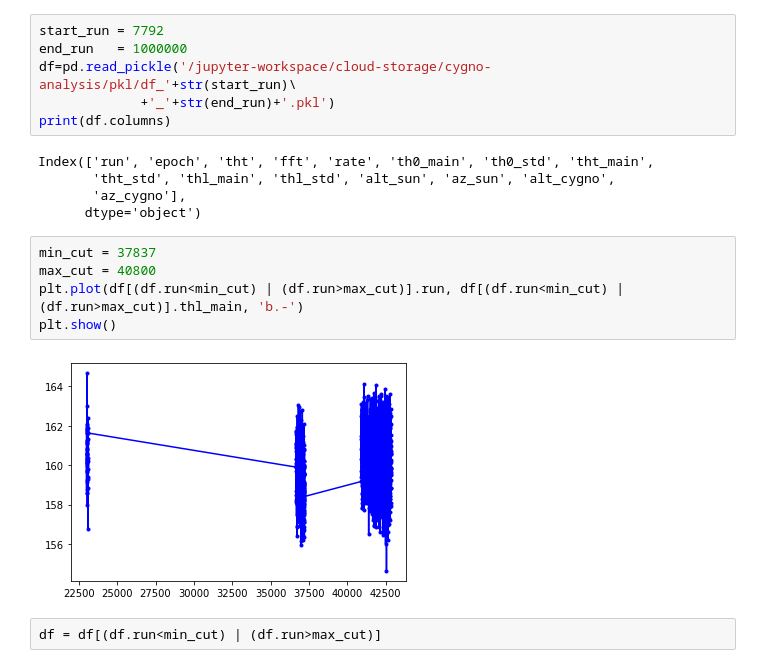
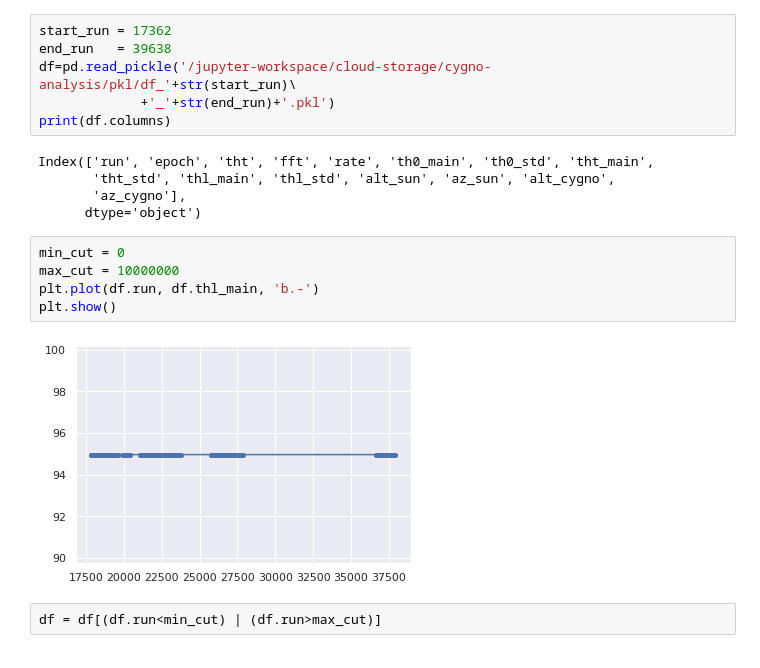
Before and after one commit to gmazzitelli/cygno_cloud, a Jupyter notebook: sunPosition.ipynb, the cells around one changed output. Drawn from its saved outputs; the diff is of its cells as text.

```diff
--- a/sunPosition.ipynb
+++ b/sunPosition.ipynb
@@ -356,6 +343,6 @@ df.to_pickle('/jupyter-workspace/cloud-storage/cygno-analysis/pkl/df_'+str(start
 # %%
-start_run = 7792
-end_run   = 1000000
+start_run = 17362
+end_run   = 39638
 df=pd.read_pickle('/jupyter-workspace/cloud-storage/cygno-analysis/pkl/df_'+str(start_run)\
              +'_'+str(end_run)+'.pkl')
 print(df.columns)
@@ -365,12 +352,12 @@ Index(['run', 'epoch', 'tht', 'fft', 'rate', 'th0_main', 'th0_std', 'tht_main',
        'az_cygno'],
       dtype='object')
 # %%
-min_cut = 37837
-max_cut = 40800
-plt.plot(df[(df.run<min_cut) | (df.run>max_cut)].run, df[(df.run<min_cut) | (df.run>max_cut)].thl_main, 'b.-')
+min_cut = 0
+max_cut = 10000000
+plt.plot(df.run, df.thl_main, 'b.-')
 plt.show()
 # %% [output]
-[figure, old version]
+[figure, new version]
 # %%
 df = df[(df.run<min_cut) | (df.run>max_cut)]
 # %%
```
Also changed, not shown: parts of 58 cells of this notebook, 9 other files.
